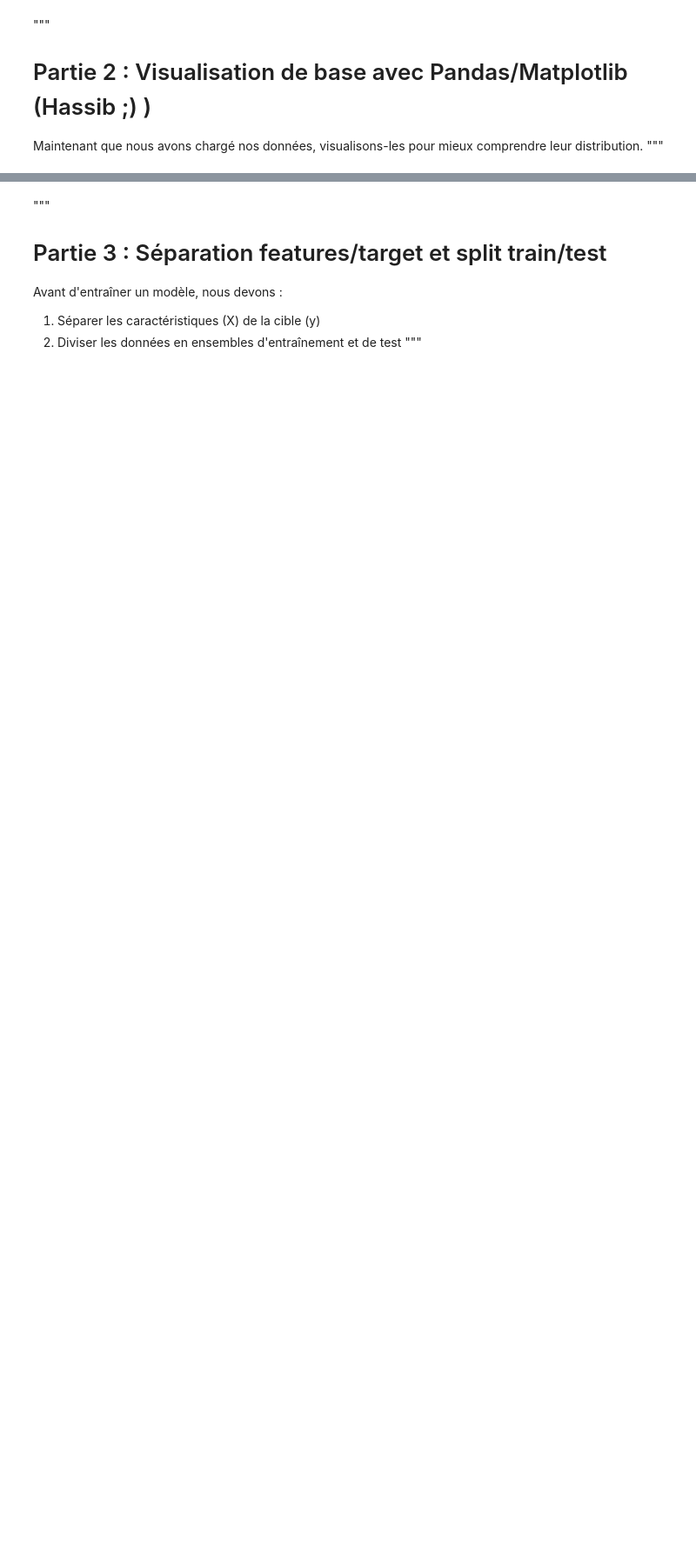
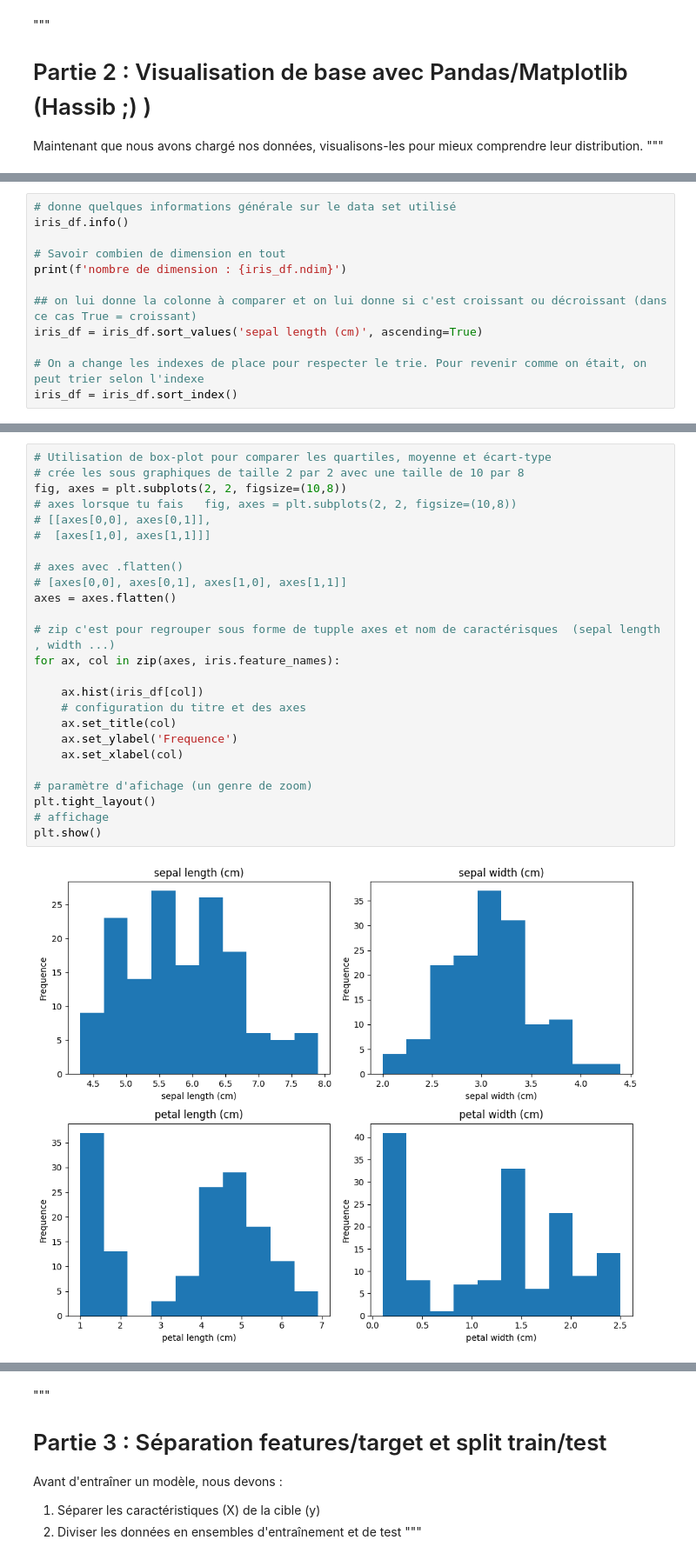
Before and after one commit to azezized/Ateliers-PolyAI, a Jupyter notebook: chapitre1/Introduction au Machine Learning.ipynb, the cells around one changed output, grey strips where cells are left out. Shown: that part at 87% size. Cells and saved outputs as stored; diff of their text form; blank space fills up the shorter version.

```diff
--- a/chapitre1/Introduction au Machine Learning.ipynb
+++ b/chapitre1/Introduction au Machine Learning.ipynb
@@ -40,0 +50,12 @@ Maintenant que nous avons chargé nos données, visualisons-les pour mieux compr
+# %%
+# donne quelques informations générale sur le data set utilisé
+iris_df.info()
+
+# Savoir combien de dimension en tout
+print(f'nombre de dimension : {iris_df.ndim}')
+
+## on lui donne la colonne à comparer et on lui donne si c'est croissant ou décroissant (dans ce cas True = croissant)
+iris_df = iris_df.sort_values('sepal length (cm)', ascending=True)
+
+# On a change les indexes de place pour respecter le trie. Pour revenir comme on était, on peut trier selon l'indexe
+iris_df = iris_df.sort_index()
@@ -40,0 +115,27 @@ Maintenant que nous avons chargé nos données, visualisons-les pour mieux compr
+# %%
+# Utilisation de box-plot pour comparer les quartiles, moyenne et écart-type
+# crée les sous graphiques de taille 2 par 2 avec une taille de 10 par 8
+fig, axes = plt.subplots(2, 2, figsize=(10,8))
+# axes lorsque tu fais   fig, axes = plt.subplots(2, 2, figsize=(10,8))
+# [[axes[0,0], axes[0,1]],
+#  [axes[1,0], axes[1,1]]]
+
+# axes avec .flatten()
+# [axes[0,0], axes[0,1], axes[1,0], axes[1,1]]
+axes = axes.flatten()
+
+# zip c'est pour regrouper sous forme de tupple axes et nom de caractérisques  (sepal length , width ...)
+for ax, col in zip(axes, iris.feature_names):
+
+    ax.hist(iris_df[col])
+    # configuration du titre et des axes
+    ax.set_title(col)
+    ax.set_ylabel('Frequence')
+    ax.set_xlabel(col)
+
+# paramètre d'afichage (un genre de zoom)
+plt.tight_layout()
+# affichage
+plt.show()
+# %% [output]
+[figure, added]
```
Also changed, not shown: parts of 10 cells of this notebook.
